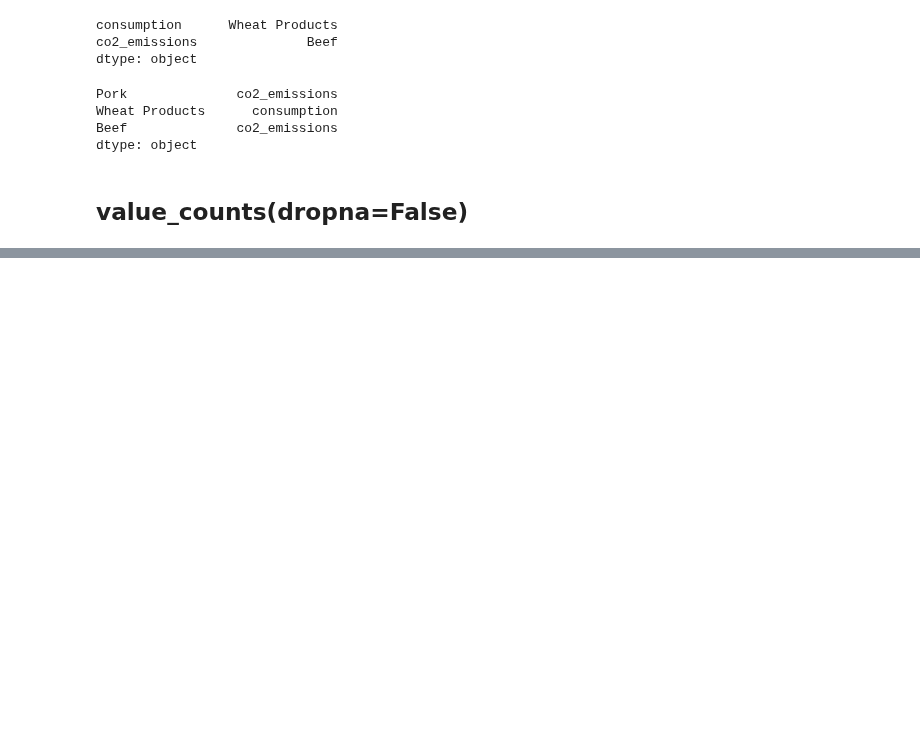
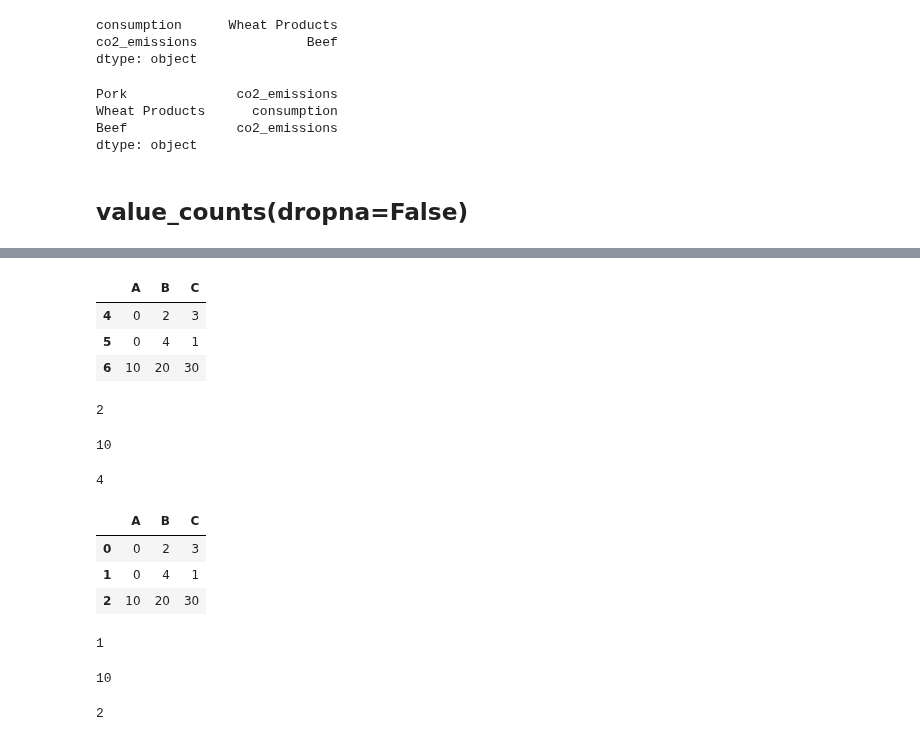
Before and after one commit to soyinkas1/PP0011_Books_Medium_Articles-Personal-Practice-Walkalong_Notebooks, a Jupyter notebook: 25 Pandas Functions You Didn't Know Existed.ipynb, the cells around one changed output, grey strips where cells are left out. Drawn from its saved outputs; the diff is of its cells as text; code cells hidden in the pictures; blank space fills up the shorter version.

```diff
--- a/25 Pandas Functions You Didn't Know Existed.ipynb
+++ b/25 Pandas Functions You Didn't Know Existed.ipynb
@@ -1310,0 +1459,14 @@ i = pd.date_range('2017')
+# %%
+df = pd.DataFrame([[0, 2, 3], [0, 4, 1], [10, 20, 30]],
+                 index=[4, 5, 6], columns=['A', 'B', 'C'])
+df
+# %% [output]
+|  | A | B | C |
+| 4 | 0 | 2 | 3 |
+| 5 | 0 | 4 | 1 |
+| 6 | 10 | 20 | 30 |
+# %%
+# Get value at specified row/column pair
+df.at[4, 'B']
+# %% [output]
+2
@@ -1310,0 +1476,23 @@ i = pd.date_range('2017')
+# %%
+df.at[4, 'B']
+# %% [output]
+10
+# %%
+# Get value within a Series
+df.loc[5].at['B']
+# %% [output]
+4
+# %%
+df = pd.DataFrame([[0, 2, 3], [0, 4, 1], [10, 20, 30]],
+                 columns=['A', 'B', 'C'])
+df
+# %% [output]
+|  | A | B | C |
+| 0 | 0 | 2 | 3 |
+| 1 | 0 | 4 | 1 |
+| 2 | 10 | 20 | 30 |
+# %%
+# Get value at specified row/column pair
+df.iat[1, 2]
+# %% [output]
+1
@@ -1310,0 +1502,9 @@ i = pd.date_range('2017')
+# %%
+df.iat[1, 2]
+# %% [output]
+10
+# %%
+# Get value within a series
+df.loc[0].iat[1]
+# %% [output]
+2
```
Also changed, not shown: parts of 65 cells of this notebook.
